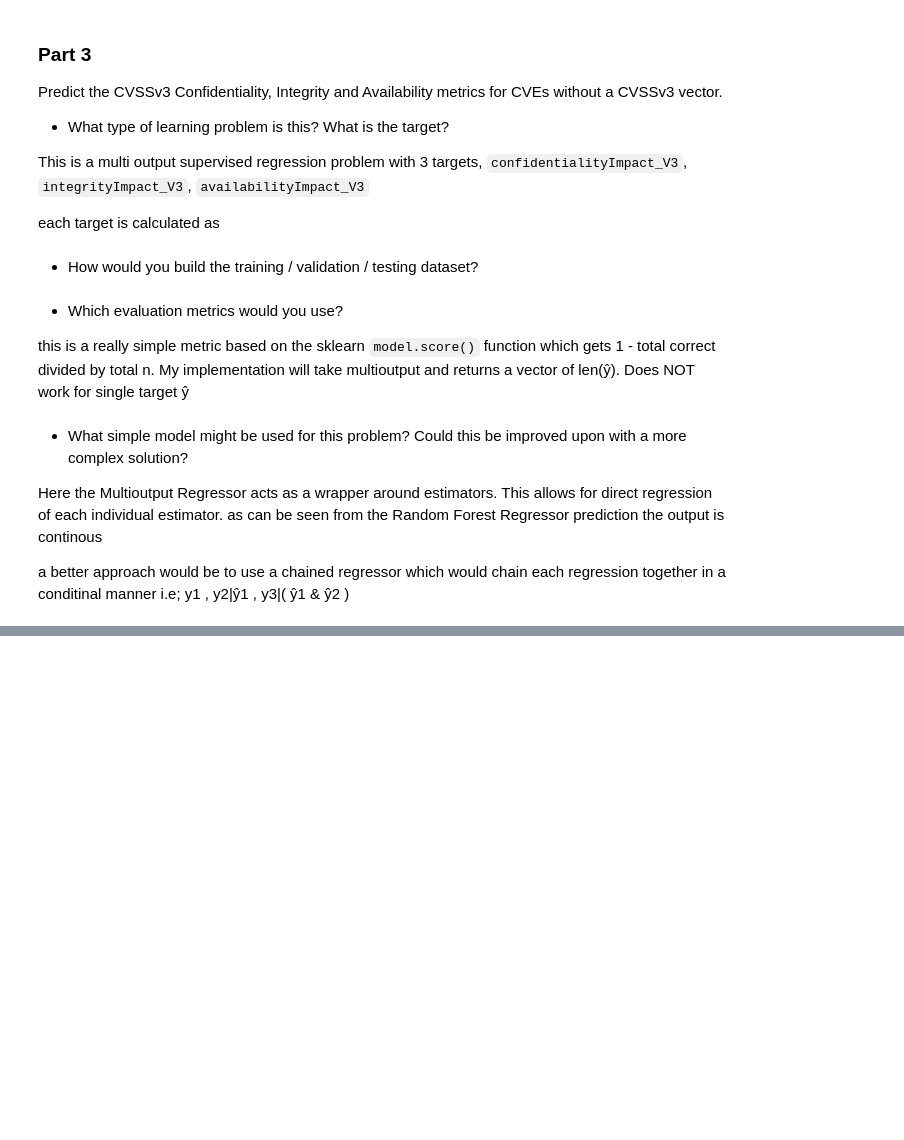
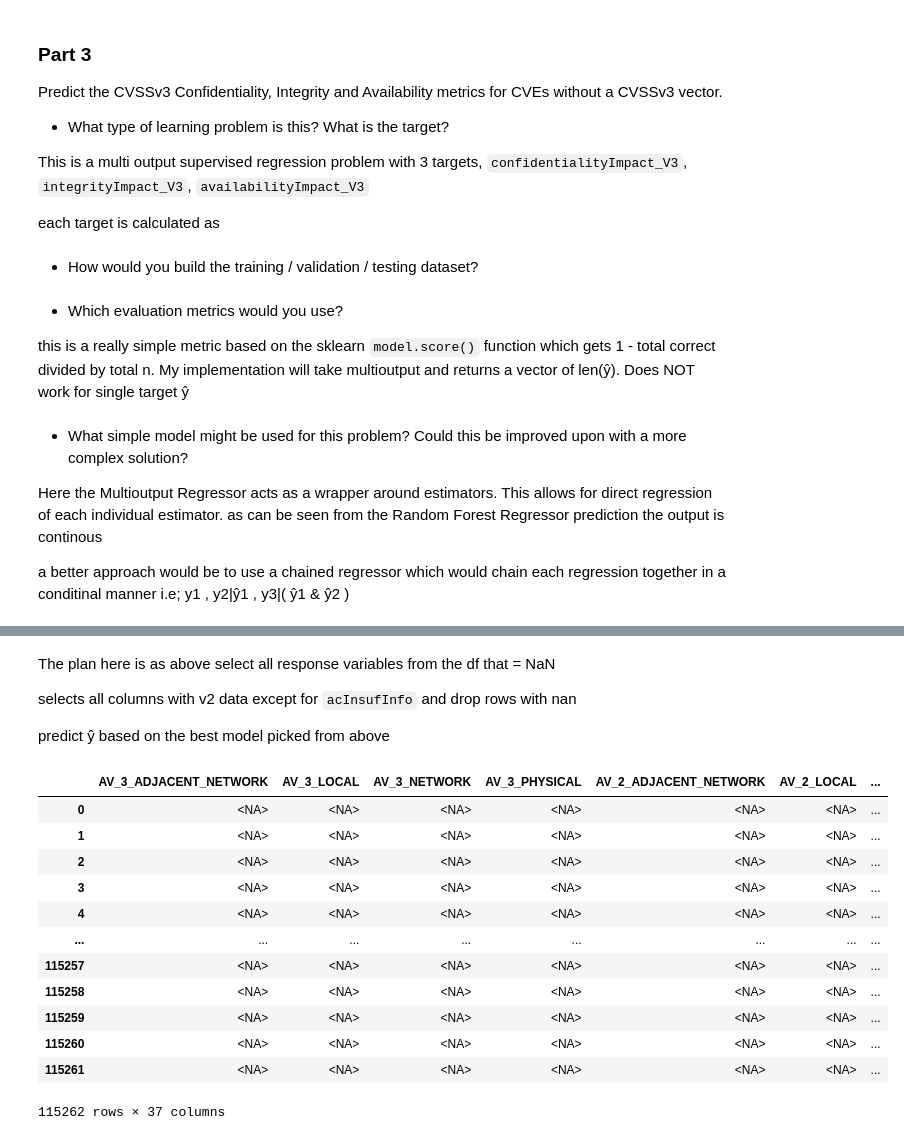
Before and after one commit to m-prunty/tenable_challenge, a Jupyter notebook: analysis.ipynb, the cells around one changed output, grey strips where cells are left out. Drawn from its saved outputs; the diff is of its cells as text; code cells hidden in the pictures; blank space fills up the shorter version.

```diff
--- a/analysis.ipynb
+++ b/analysis.ipynb
@@ -421,0 +572,32 @@ mod_dict_pt3 = model_dict(mod_list_pt3,[X_pt3_train,X_pt3_test], [y_pt3_train,y_
+# %% [markdown]
+The plan here is as above select all response variables from the df that = NaN
+
+selects all columns with v2 data except for `acInsufInfo` and drop rows with nan
+
+predict ŷ based on the best model picked from above
+# %%
+#~~~~~~~~~~~~~~~~~~~~~~~~~~~~~~~~~~~~~~~~~
+#NOTE: NOT working, having difficulty getting the right pandas indexing
+#~~~~~~~~~~~~~~~~~~~~~~~~~~~~~~~~~~~~~~
+df_y_pt3 = df[df[response ].isna()]
+df_y_pt3#.value_counts()
+
+#df[df[['confidentialityImpact_V3', 'integrityImpact_V3', 'availabilityImpact_V3']].isnull()]
+
+#Xnew_pt3 = df_y_pt3[cvssV2.drop('acInsufInfo')].dropna()
+
+#ŷ_pt3 = pd.DataFrame(work_model_pt3.predict(Xnew_pt3.values))
+# %% [output]
+|  | AV_3_ADJACENT_NETWORK | AV_3_LOCAL | AV_3_NETWORK | AV_3_PHYSICAL | AV_2_ADJACENT_NETWORK | AV_2_LOCAL | ... |
+| 0 | <NA> | <NA> | <NA> | <NA> | <NA> | <NA> | ... |
+| 1 | <NA> | <NA> | <NA> | <NA> | <NA> | <NA> | ... |
+| 2 | <NA> | <NA> | <NA> | <NA> | <NA> | <NA> | ... |
+| 3 | <NA> | <NA> | <NA> | <NA> | <NA> | <NA> | ... |
+| 4 | <NA> | <NA> | <NA> | <NA> | <NA> | <NA> | ... |
+| ... | ... | ... | ... | ... | ... | ... | ... |
+| 115257 | <NA> | <NA> | <NA> | <NA> | <NA> | <NA> | ... |
+| 115258 | <NA> | <NA> | <NA> | <NA> | <NA> | <NA> | ... |
+| 115259 | <NA> | <NA> | <NA> | <NA> | <NA> | <NA> | ... |
+| 115260 | <NA> | <NA> | <NA> | <NA> | <NA> | <NA> | ... |
+| 115261 | <NA> | <NA> | <NA> | <NA> | <NA> | <NA> | ... |
+115262 rows × 37 columns
```
Also changed, not shown: parts of 20 cells of this notebook, 1 other file.
